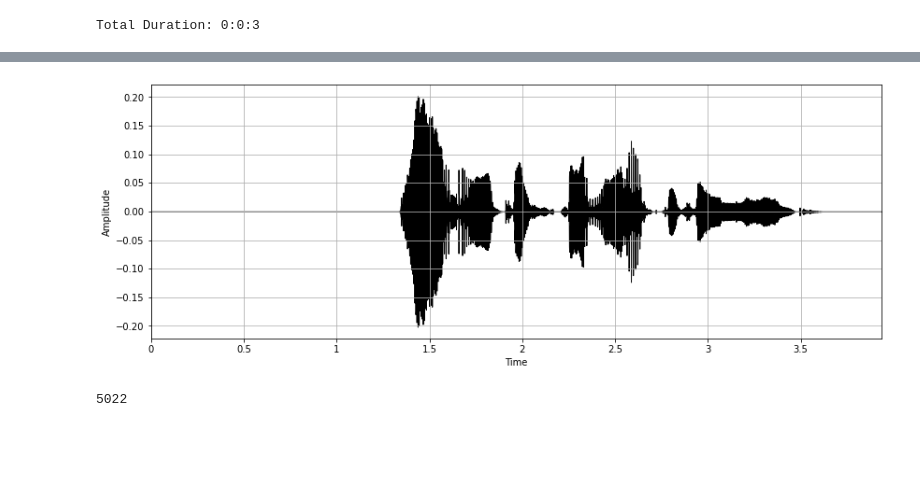
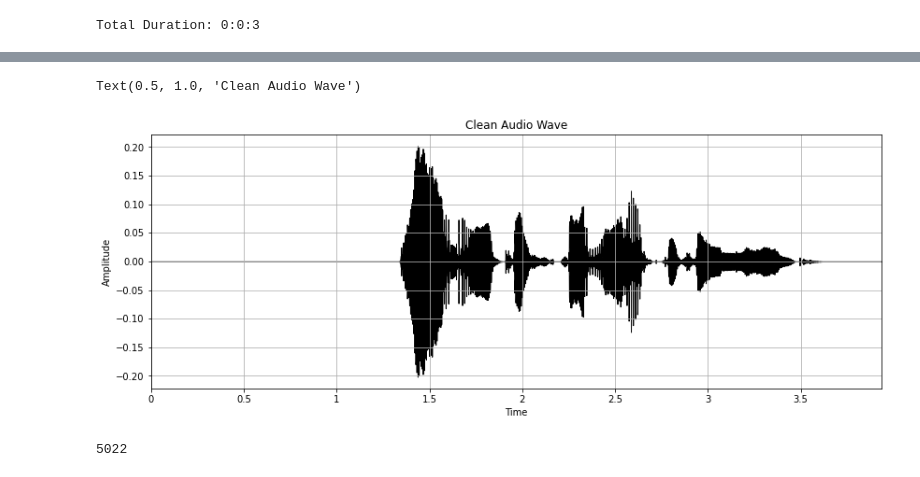
Before and after one commit to moeed17/AudioSignal_Perturbation_Analysis, a Jupyter notebook: Audio_Analysis.ipynb, the cells around one changed output, grey strips where cells are left out. Drawn from its saved outputs; the diff is of its cells as text; code cells hidden in the pictures; blank space fills up the shorter version.

```diff
--- a/Audio_Analysis.ipynb
+++ b/Audio_Analysis.ipynb
@@ -56,10 +56,10 @@ print(plt.style.available)
 plt.style.use('seaborn-dark-palette')
 # %%
 clean_audio_data = '/content/drive/MyDrive/Audio_Analysis/20db_clean.wav'
-x , sr = librosa.load(clean_audio_data)
-print(x, sr)
+Clean_Data , sr = librosa.load(clean_audio_data)
+print(Clean_Data, sr)
 
-x,sr = librosa.load(clean_audio_data, sr=None)
+Clean_Data,sr = librosa.load(clean_audio_data, sr=None)
 
 print(sr)
 # %% [output]
@@ -98,9 +98,11 @@ ipd.Audio(clean_audio_data)
 # %%
 %matplotlib inline
 plt.figure(figsize=(14, 5))
-librosa.display.waveplot(x, sr=sr, color="black")
+librosa.display.waveplot(Clean_Data, sr=sr, color="black")
 plt.ylabel("Amplitude")
 plt.grid()
+plt.title('Clean Audio Wave')
 # %% [output]
+Text(0.5, 1.0, 'Clean Audio Wave')
-[figure, old version]
+[figure, new version]
 # %%
```
Also changed, not shown: parts of 10 cells of this notebook.
